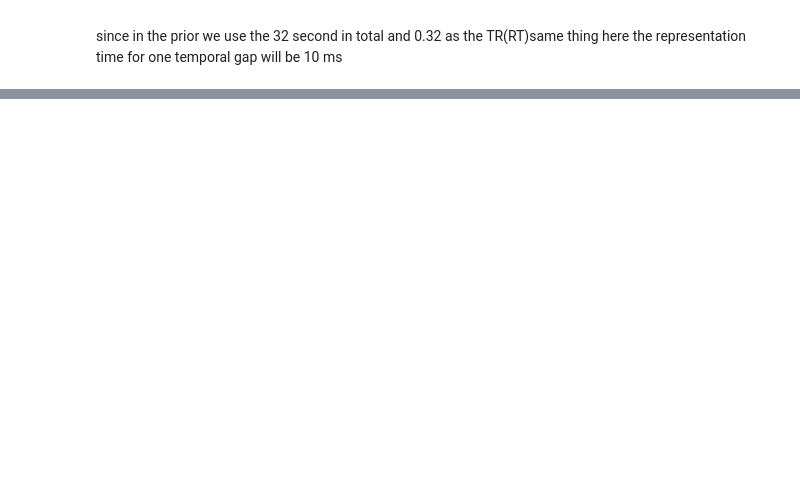
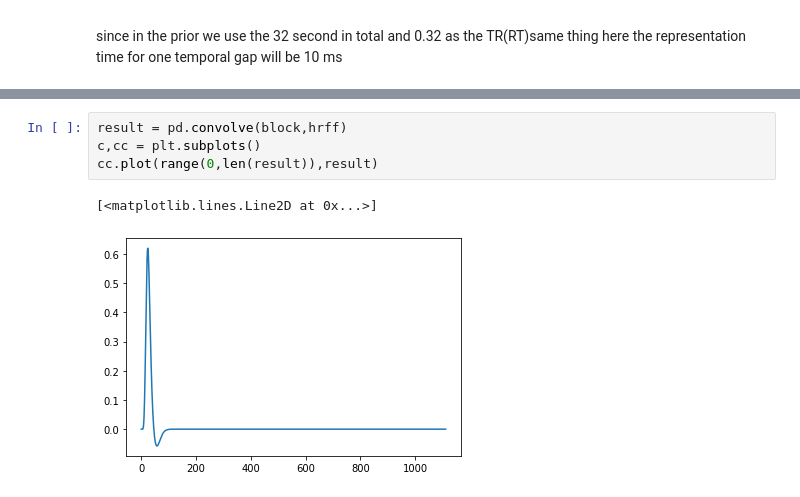
Before and after one commit to TheOnlylight/C, a Jupyter notebook: BrainExplanation.ipynb, the cells around one changed output, grey strips where cells are left out. Saved outputs shown, nothing was run; the diff lists cells and outputs as text; blank space fills up the shorter version.

```diff
--- a/BrainExplanation.ipynb
+++ b/BrainExplanation.ipynb
@@ -161,0 +174,7 @@ the last period for pulse01
+# %%
+result = pd.convolve(block,hrff)
+c,cc = plt.subplots()
+cc.plot(range(0,len(result)),result)
+# %% [output]
+[<matplotlib.lines.Line2D at 0x...>]
+[figure, added]
```
Also changed, not shown: parts of 1 cell of this notebook.
